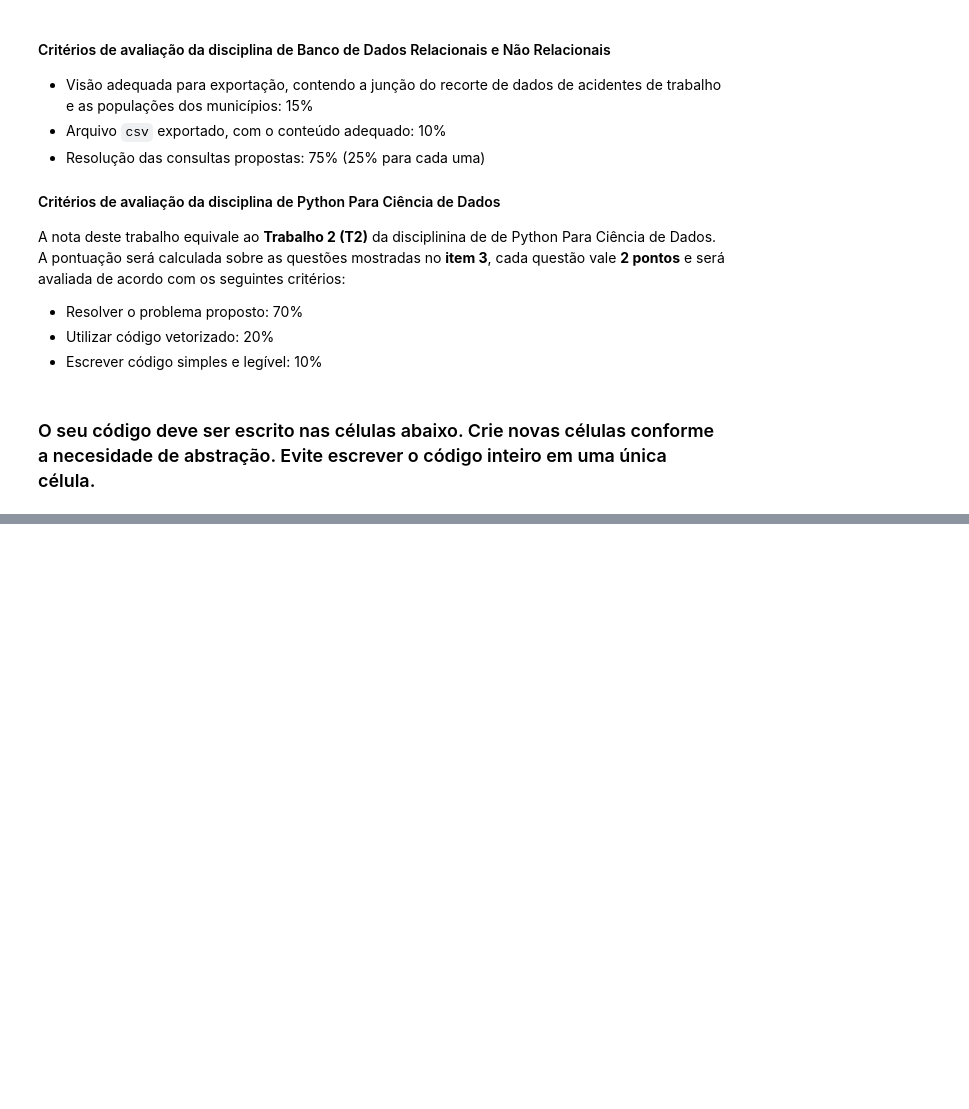
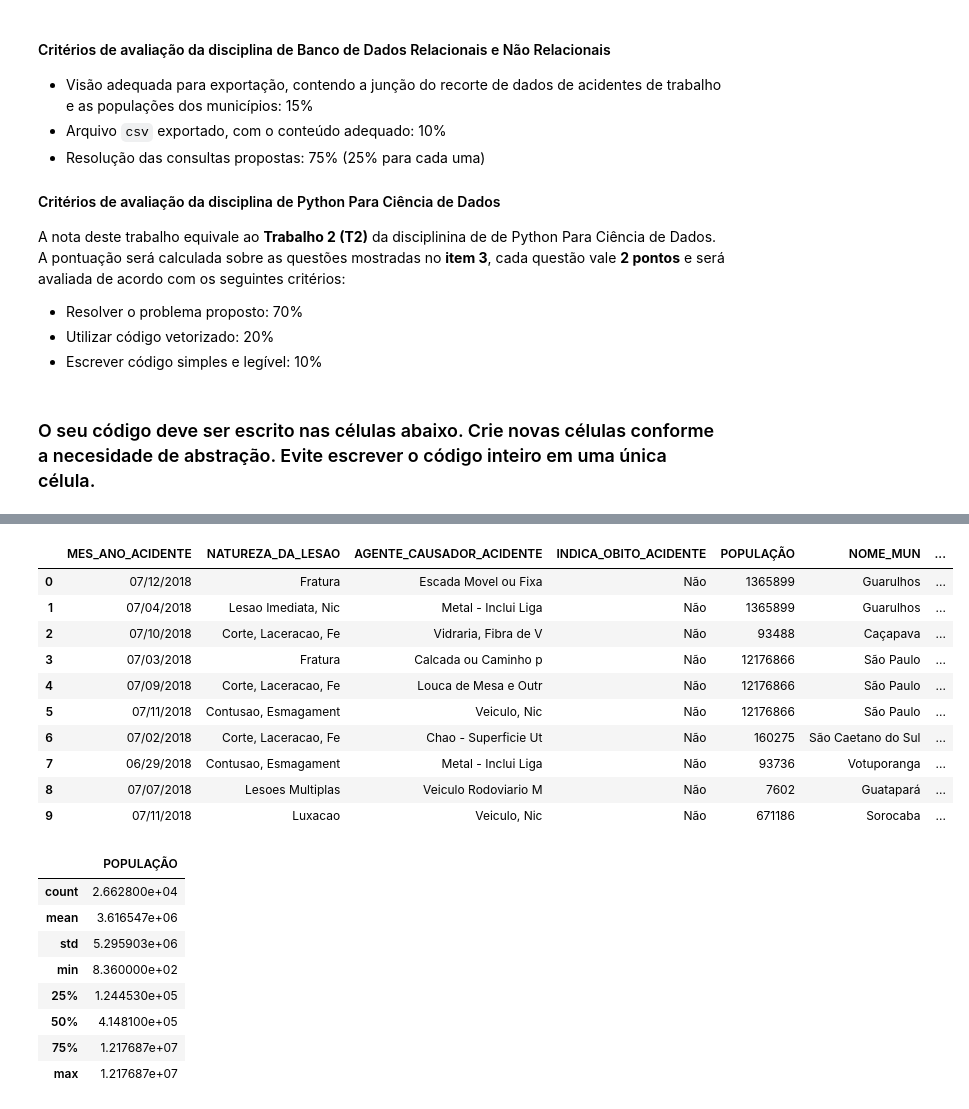
Before and after one commit to brunaoliveira/acidentes_de_trabalho, a Jupyter notebook: Enunciado_T2_final.ipynb, the cells around one changed output, grey strips where cells are left out. Drawn from its saved outputs; the diff is of its cells as text; code cells hidden in the pictures; blank space fills up the shorter version.

```diff
--- a/Enunciado_T2_final.ipynb
+++ b/Enunciado_T2_final.ipynb
@@ -88 +106,26 @@ from IPython.display import display as print_dataframe
+# %%
+# Comece a escrever seu código aqui
+df = pd.read_csv('data_acid.csv')
+print_dataframe(df.head(10))
+# %% [output]
+|  | MES_ANO_ACIDENTE | NATUREZA_DA_LESAO | AGENTE_CAUSADOR_ACIDENTE | INDICA_OBITO_ACIDENTE | POPULAÇÃO | NOME_MUN | ... |
+| 0 | 07/12/2018 | Fratura | Escada Movel ou Fixa | Não | 1365899 | Guarulhos | ... |
+| 1 | 07/04/2018 | Lesao Imediata, Nic | Metal - Inclui Liga | Não | 1365899 | Guarulhos | ... |
+| 2 | 07/10/2018 | Corte, Laceracao, Fe | Vidraria, Fibra de V | Não | 93488 | Caçapava | ... |
+| 3 | 07/03/2018 | Fratura | Calcada ou Caminho p | Não | 12176866 | São Paulo | ... |
+| 4 | 07/09/2018 | Corte, Laceracao, Fe | Louca de Mesa e Outr | Não | 12176866 | São Paulo | ... |
+| 5 | 07/11/2018 | Contusao, Esmagament | Veiculo, Nic | Não | 12176866 | São Paulo | ... |
+| 6 | 07/02/2018 | Corte, Laceracao, Fe | Chao - Superficie Ut | Não | 160275 | São Caetano do Sul | ... |
+| 7 | 06/29/2018 | Contusao, Esmagament | Metal - Inclui Liga | Não | 93736 | Votuporanga | ... |
+| 8 | 07/07/2018 | Lesoes Multiplas | Veiculo Rodoviario M | Não | 7602 | Guatapará | ... |
+| 9 | 07/11/2018 | Luxacao | Veiculo, Nic | Não | 671186 | Sorocaba | ... |
+|  | POPULAÇÃO |
+| count | 2.662800e+04 |
+| mean | 3.616547e+06 |
+| std | 5.295903e+06 |
+| min | 8.360000e+02 |
+| 25% | 1.244530e+05 |
+| 50% | 4.148100e+05 |
+| 75% | 1.217687e+07 |
+| max | 1.217687e+07 |
 # %%
```
Also changed, not shown: parts of 6 cells of this notebook.
